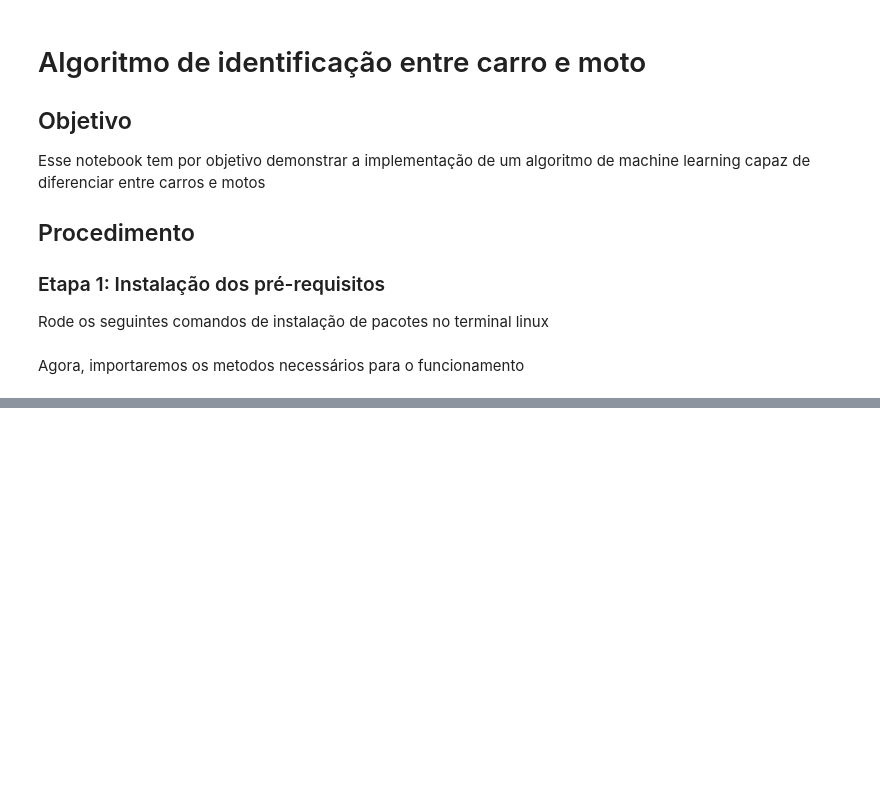
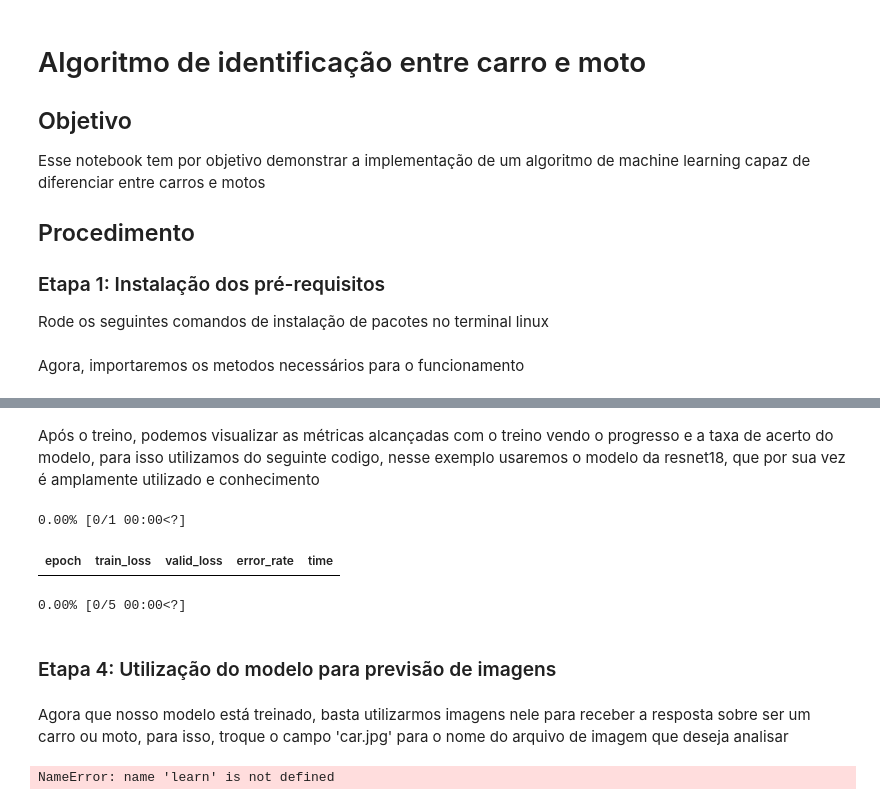
Before and after one commit to fabraz/fastaiOnCampus, a Jupyter notebook: nbs/lesson01_200035371_black258br_Arthur-Henrique.ipynb, the cells around one changed output, grey strips where cells are left out. Saved outputs shown, nothing was run; the diff lists cells and outputs as text; code cells hidden in the pictures; blank space fills up the shorter version.

```diff
--- a/nbs/lesson01_200035371_black258br_Arthur-Henrique.ipynb
+++ b/nbs/lesson01_200035371_black258br_Arthur-Henrique.ipynb
@@ -30,0 +82,19 @@ im.to_thumb(256,256)
+# %% [markdown]
+Após o treino, podemos visualizar as métricas alcançadas com o treino vendo o progresso e a taxa de acerto do modelo, para isso utilizamos do seguinte codigo, nesse exemplo usaremos o modelo da resnet18, que por sua vez é amplamente utilizado e conhecimento
+# %%
+learn = vision_learner(dls, resnet18, metrics=error_rate)
+learn.fine_tune(3)
+# %% [output]
+0.00% [0/1 00:00<?]
+| epoch | train_loss | valid_loss | error_rate | time |
+0.00% [0/5 00:00<?]
+# %% [markdown]
+### Etapa 4: Utilização do modelo para previsão de imagens
+# %% [markdown]
+Agora que nosso modelo está treinado, basta utilizarmos imagens nele para receber a resposta sobre ser um carro ou moto, para isso, troque o campo 'car.jpg' para o nome do arquivo de imagem que deseja analisar
+# %%
+is_car,_,probs = learn.predict(PILImage.create('car.jpg'))
+print(f"Essa imagem é: {is_car}.")
+print(f"Com a probabilidade de acerto de: {probs[0]:.4f}")
+# %% [output]
+NameError: name 'learn' is not defined
```
Also changed, not shown: parts of 14 cells of this notebook, 2 other files.
